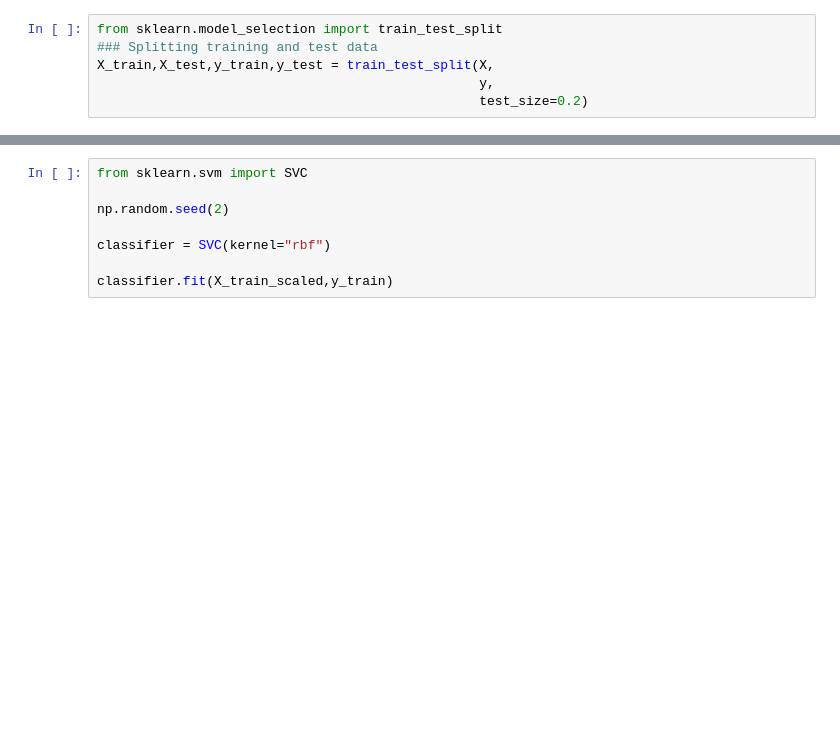
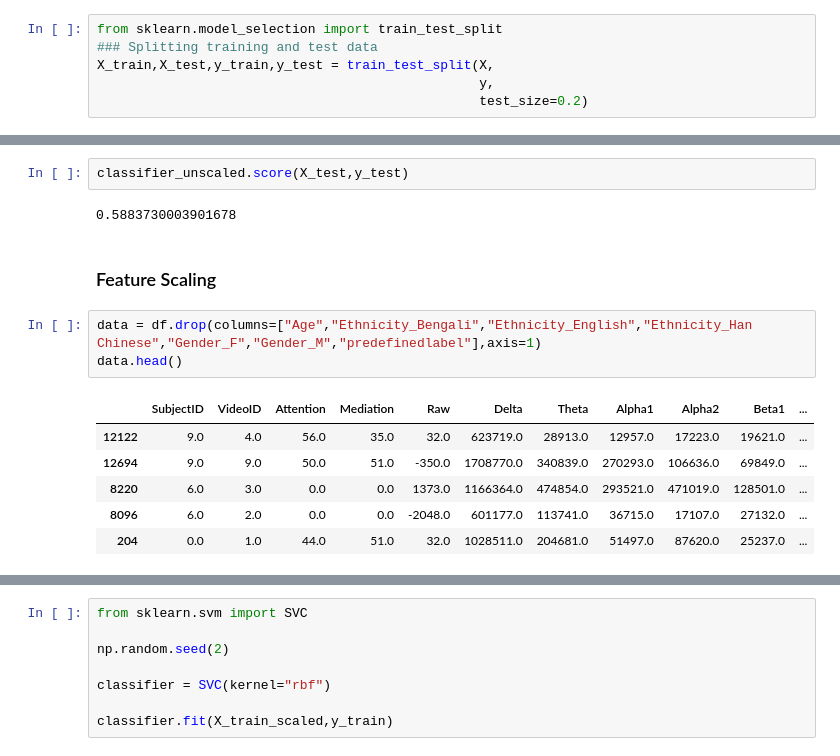
Before and after one commit to Subasree-Vivekanandan/Student-Attention-detection-using-EEG, a Jupyter notebook: models/SVM for eeg.ipynb, the cells around one changed output, grey strips where cells are left out. Drawn from its saved outputs; the diff is of its cells as text; blank space fills up the shorter version.

```diff
--- a/models/SVM for eeg.ipynb
+++ b/models/SVM for eeg.ipynb
@@ -98,0 +54,16 @@ data_scaled
+# %%
+classifier_unscaled.score(X_test,y_test)
+# %% [output]
+0.5883730003901678
+# %% [markdown]
+### Feature Scaling
+# %%
+data = df.drop(columns=["Age","Ethnicity_Bengali","Ethnicity_English","Ethnicity_Han Chinese","Gender_F","Gender_M","predefinedlabel"],axis=1)
+data.head()
+# %% [output]
+|  | SubjectID | VideoID | Attention | Mediation | Raw | Delta | Theta | Alpha1 | Alpha2 | Beta1 | ... |
+| 12122 | 9.0 | 4.0 | 56.0 | 35.0 | 32.0 | 623719.0 | 28913.0 | 12957.0 | 17223.0 | 19621.0 | ... |
+| 12694 | 9.0 | 9.0 | 50.0 | 51.0 | -350.0 | 1708770.0 | 340839.0 | 270293.0 | 106636.0 | 69849.0 | ... |
+| 8220 | 6.0 | 3.0 | 0.0 | 0.0 | 1373.0 | 1166364.0 | 474854.0 | 293521.0 | 471019.0 | 128501.0 | ... |
+| 8096 | 6.0 | 2.0 | 0.0 | 0.0 | -2048.0 | 601177.0 | 113741.0 | 36715.0 | 17107.0 | 27132.0 | ... |
+| 204 | 0.0 | 1.0 | 44.0 | 51.0 | 32.0 | 1028511.0 | 204681.0 | 51497.0 | 87620.0 | 25237.0 | ... |
```
Also changed, not shown: parts of 33 cells of this notebook.
